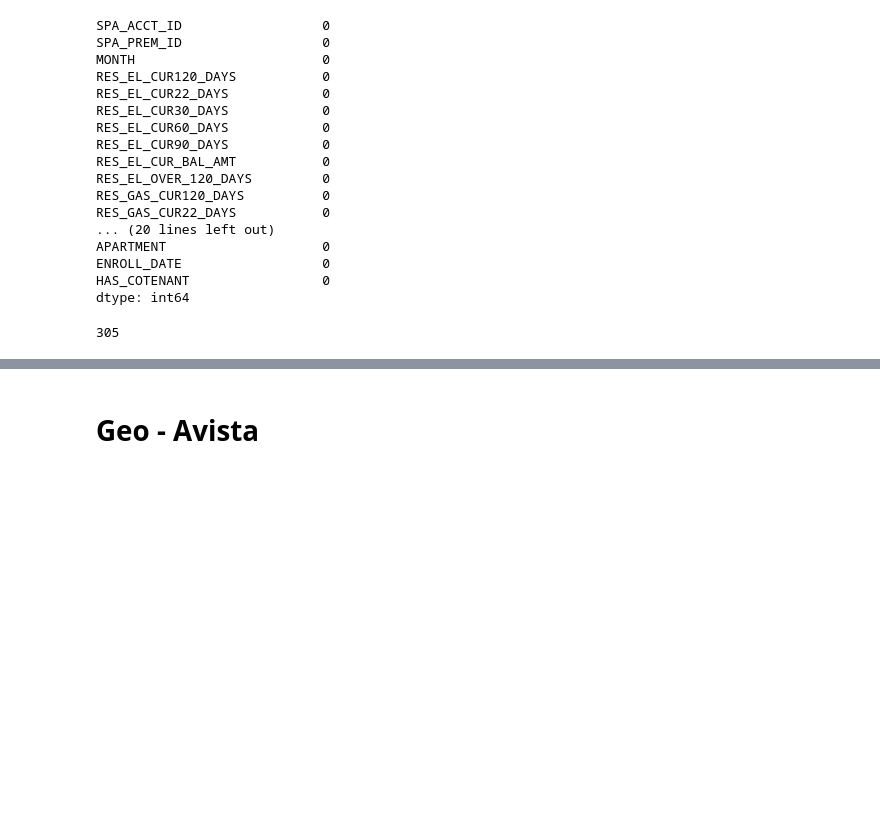
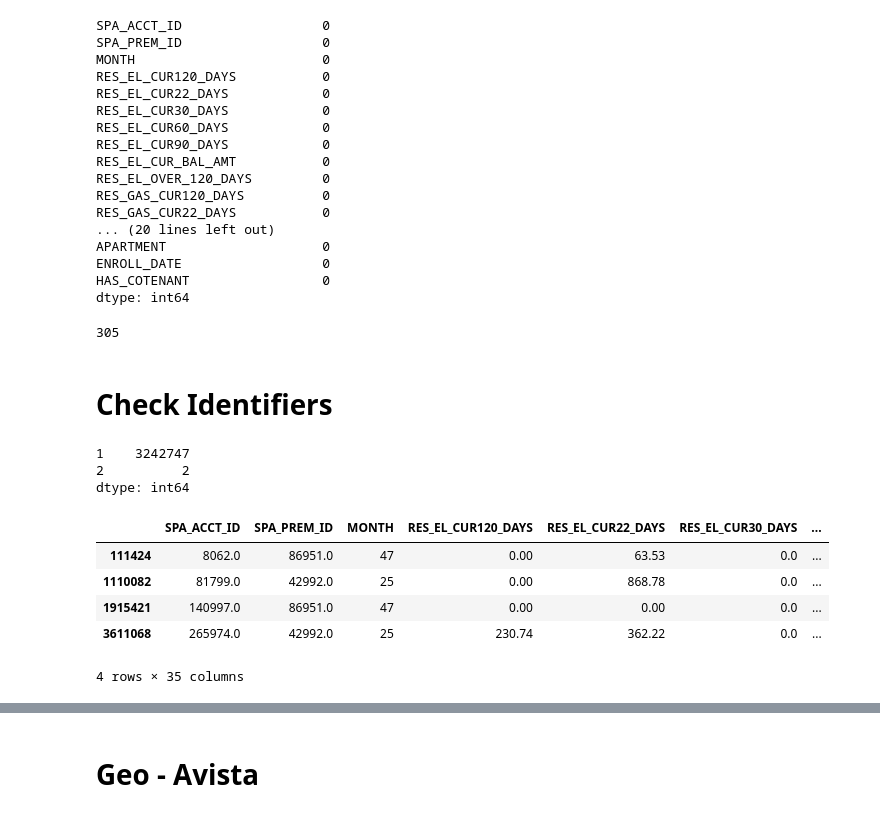
Before and after one commit to middlec000/SPA_predict_homelessness, a Jupyter notebook: Code/0_preprocessing.ipynb, the cells around one changed output, grey strips where cells are left out. Cells and saved outputs as stored; diff of their text form; code cells hidden in the pictures; blank space fills up the shorter version.

```diff
--- a/Code/0_preprocessing.ipynb
+++ b/Code/0_preprocessing.ipynb
@@ -83,5 +86,7 @@ Latest Month: 60
 ## Prepare for Matching
 Want to match on unique combinations of ('SPA_ACCT_ID', 'SPA_PREM_ID', 'MONTH')
 # %%
+df = df.drop_duplicates()
+
 df.groupby(['SPA_ACCT_ID', 'SPA_PREM_ID', 'MONTH']).size().value_counts()
 # %% [output]
@@ -284,9 +285,24 @@ APARTMENT                    0
 ENROLL_DATE                  0
 HAS_COTENANT                 0
 dtype: int64
-# %%
-df.CMIS_MATCH = df.CMIS_MATCH.replace(to_replace=np.nan, value=False).astype('bool')
 # %%
 df[df.CMIS_MATCH].SPA_PER_ID.nunique()
 # %% [output]
 305
+# %% [markdown]
+# Check Identifiers
+# %%
+df.groupby(['SPA_PER_ID', 'SPA_PREM_ID', 'MONTH']).size().value_counts()
+# %% [output]
+1    3242747
+2          2
+dtype: int64
+# %%
+df[df.duplicated(subset=['SPA_PER_ID', 'SPA_PREM_ID', 'MONTH'], keep=False)]
+# %% [output]
+|  | SPA_ACCT_ID | SPA_PREM_ID | MONTH | RES_EL_CUR120_DAYS | RES_EL_CUR22_DAYS | RES_EL_CUR30_DAYS | ... |
+| 111424 | 8062.0 | 86951.0 | 47 | 0.00 | 63.53 | 0.0 | ... |
+| 1110082 | 81799.0 | 42992.0 | 25 | 0.00 | 868.78 | 0.0 | ... |
+| 1915421 | 140997.0 | 86951.0 | 47 | 0.00 | 0.00 | 0.0 | ... |
+| 3611068 | 265974.0 | 42992.0 | 25 | 230.74 | 362.22 | 0.0 | ... |
+4 rows × 35 columns
```
Also changed, not shown: parts of 15 cells of this notebook, 3 other files.
